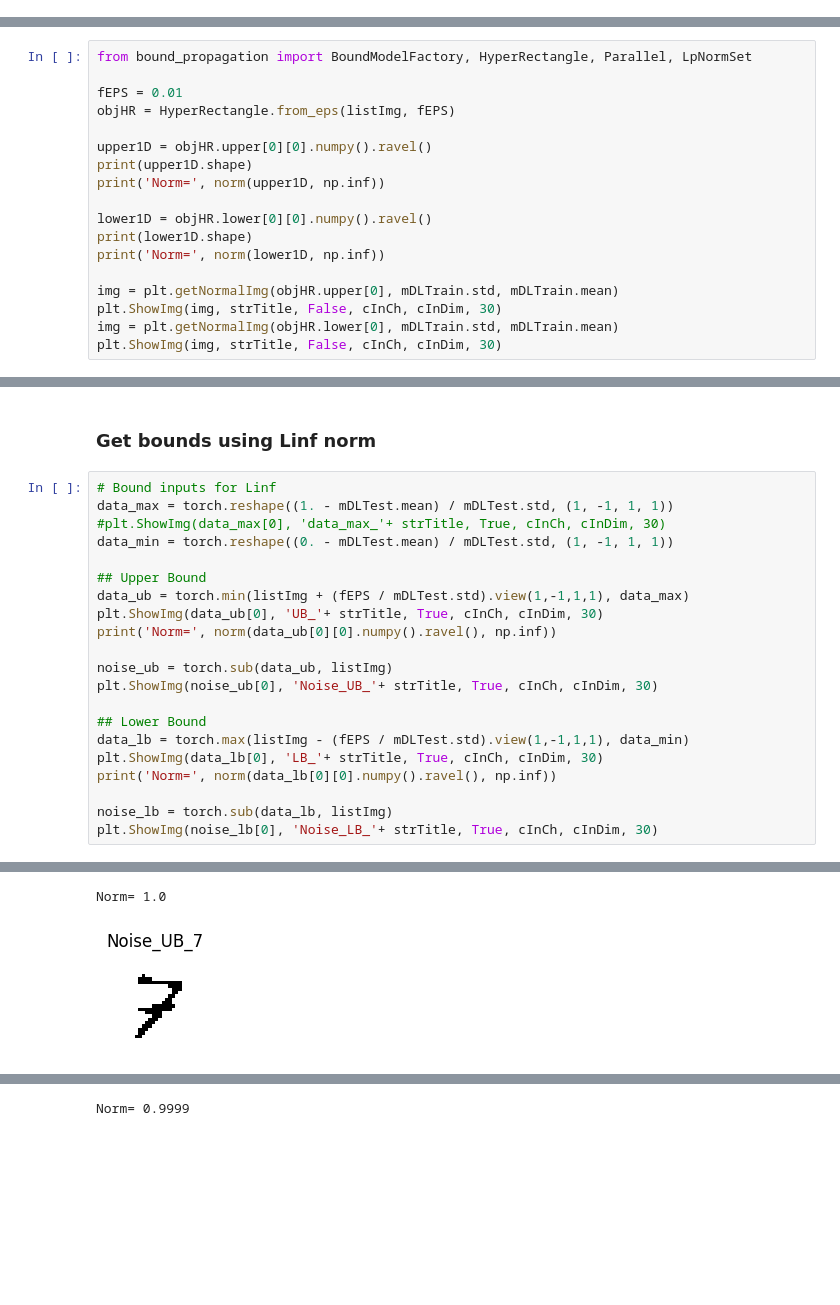
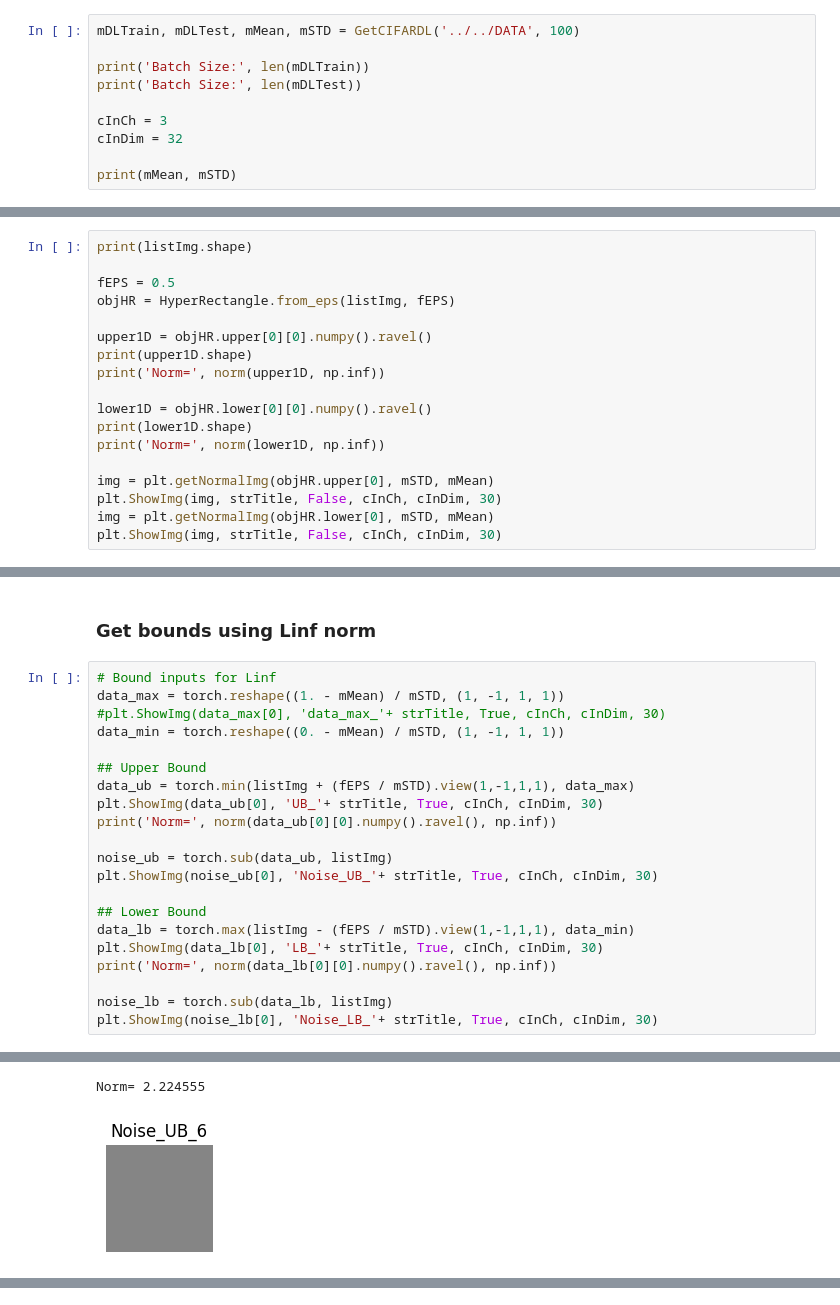
Before and after one commit to apachetechnology/bound_propagation, a Jupyter notebook: exNorms/nbNormsImages.ipynb, the cells around one changed output, grey strips where cells are left out. Saved outputs shown, nothing was run; the diff lists cells and outputs as text; blank space fills up the shorter version.

```diff
--- a/exNorms/nbNormsImages.ipynb
+++ b/exNorms/nbNormsImages.ipynb
@@ -99,0 +145,10 @@ Batch Size: 10000
+# %%
+mDLTrain, mDLTest, mMean, mSTD = GetCIFARDL('../../DATA', 100)
+
+print('Batch Size:', len(mDLTrain))
+print('Batch Size:', len(mDLTest))
+
+cInCh = 3
+cInDim = 32
+
+print(mMean, mSTD)
@@ -123,9 +181,9 @@ Norm= 1.0
 # %% [markdown]
 ### Get bounds using hyperrectangle
 # %%
-from bound_propagation import BoundModelFactory, HyperRectangle, Parallel, LpNormSet
+print(listImg.shape)
 
-fEPS = 0.01
+fEPS = 0.5
 objHR = HyperRectangle.from_eps(listImg, fEPS)
 
 upper1D = objHR.upper[0][0].numpy().ravel()
@@ -136,8 +194,8 @@ lower1D = objHR.lower[0][0].numpy().ravel()
 print(lower1D.shape)
 print('Norm=', norm(lower1D, np.inf))
 
-img = plt.getNormalImg(objHR.upper[0], mDLTrain.std, mDLTrain.mean)
+img = plt.getNormalImg(objHR.upper[0], mSTD, mMean)
 plt.ShowImg(img, strTitle, False, cInCh, cInDim, 30)
-img = plt.getNormalImg(objHR.lower[0], mDLTrain.std, mDLTrain.mean)
+img = plt.getNormalImg(objHR.lower[0], mSTD, mMean)
 plt.ShowImg(img, strTitle, False, cInCh, cInDim, 30)
 # %% [output]
@@ -168,12 +229,12 @@ Norm Noise LB= 0.010000005
 ### Get bounds using Linf norm
 # %%
 # Bound inputs for Linf
-data_max = torch.reshape((1. - mDLTest.mean) / mDLTest.std, (1, -1, 1, 1))
+data_max = torch.reshape((1. - mMean) / mSTD, (1, -1, 1, 1))
 #plt.ShowImg(data_max[0], 'data_max_'+ strTitle, True, cInCh, cInDim, 30)
-data_min = torch.reshape((0. - mDLTest.mean) / mDLTest.std, (1, -1, 1, 1))
+data_min = torch.reshape((0. - mMean) / mSTD, (1, -1, 1, 1))
 
 ## Upper Bound
-data_ub = torch.min(listImg + (fEPS / mDLTest.std).view(1,-1,1,1), data_max)
+data_ub = torch.min(listImg + (fEPS / mSTD).view(1,-1,1,1), data_max)
 plt.ShowImg(data_ub[0], 'UB_'+ strTitle, True, cInCh, cInDim, 30)
 print('Norm=', norm(data_ub[0][0].numpy().ravel(), np.inf))
 
@@ -181,7 +242,7 @@ noise_ub = torch.sub(data_ub, listImg)
 plt.ShowImg(noise_ub[0], 'Noise_UB_'+ strTitle, True, cInCh, cInDim, 30)
 
 ## Lower Bound
-data_lb = torch.max(listImg - (fEPS / mDLTest.std).view(1,-1,1,1), data_min)
+data_lb = torch.max(listImg - (fEPS / mSTD).view(1,-1,1,1), data_min)
 plt.ShowImg(data_lb[0], 'LB_'+ strTitle, True, cInCh, cInDim, 30)
 print('Norm=', norm(data_lb[0][0].numpy().ravel(), np.inf))
 
@@ -192,2 +254,2 @@ plt.ShowImg(noise_lb[0], 'Noise_LB_'+ strTitle, True, cInCh, cInDim, 30)
-Norm= 1.0
+Norm= 2.224555
-[figure, old version]
+[figure, new version]
@@ -195 +257,0 @@ Norm= 1.0
-Norm= 0.9999
```
Also changed, not shown: parts of 13 cells of this notebook.
